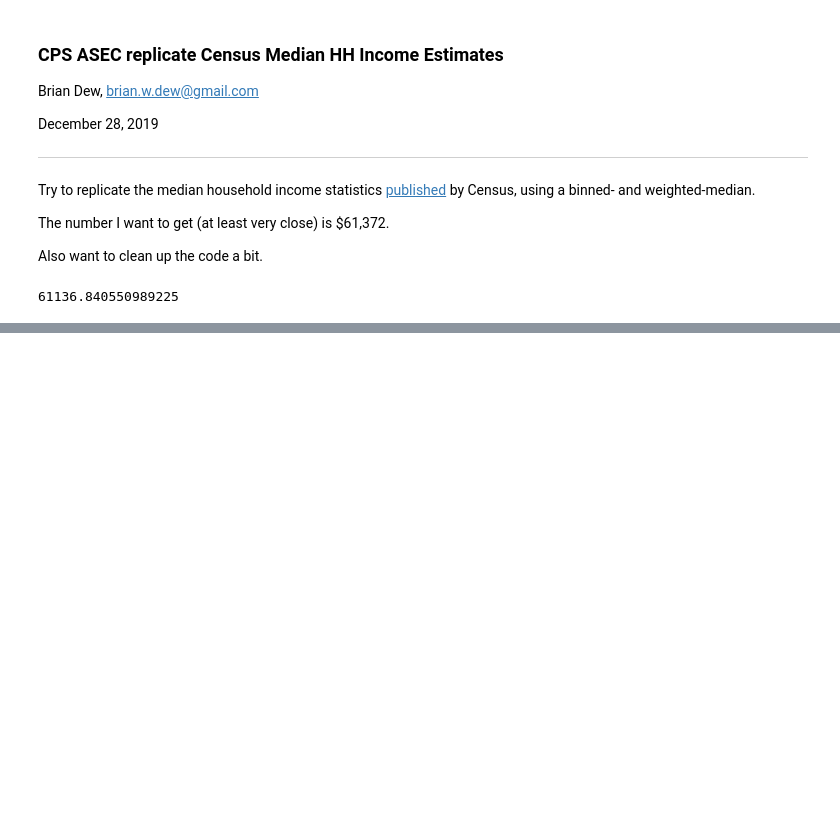
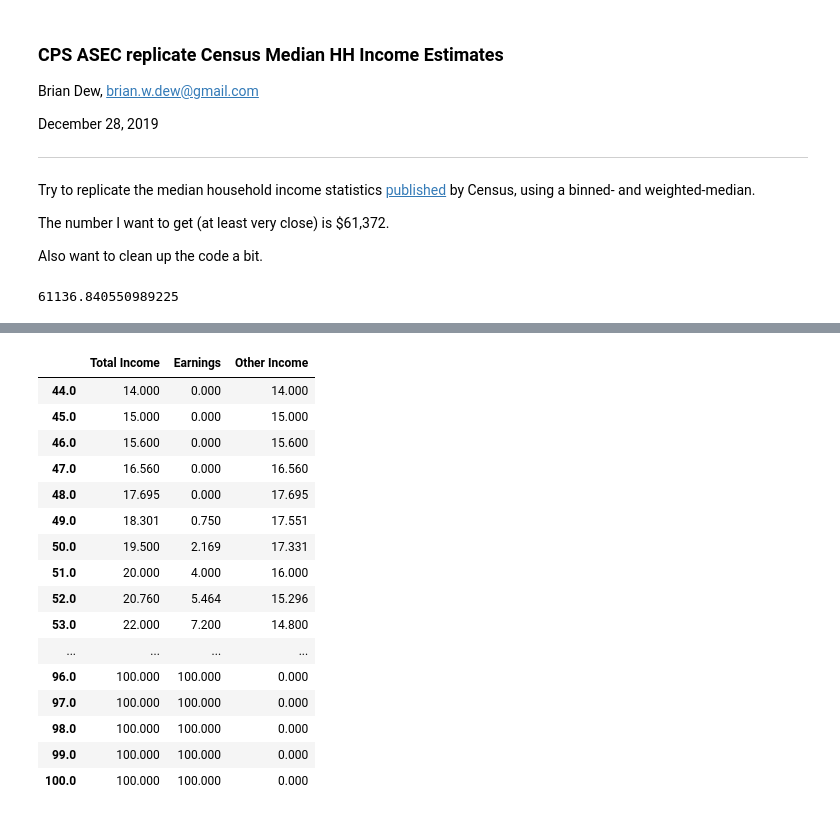
Before and after one commit to bdecon/econ_data, a Jupyter notebook: micro/CPS-ASEC_median_income.ipynb, the cells around one changed output, grey strips where cells are left out. Drawn from its saved outputs; the diff is of its cells as text; code cells hidden in the pictures; blank space fills up the shorter version.

```diff
--- a/micro/CPS-ASEC_median_income.ipynb
+++ b/micro/CPS-ASEC_median_income.ipynb
@@ -74,0 +155,20 @@ binned_weighted_percentile(df)
+# %%
+df.loc[44:]
+# %% [output]
+|  | Total Income | Earnings | Other Income |
+| 44.0 | 14.000 | 0.000 | 14.000 |
+| 45.0 | 15.000 | 0.000 | 15.000 |
+| 46.0 | 15.600 | 0.000 | 15.600 |
+| 47.0 | 16.560 | 0.000 | 16.560 |
+| 48.0 | 17.695 | 0.000 | 17.695 |
+| 49.0 | 18.301 | 0.750 | 17.551 |
+| 50.0 | 19.500 | 2.169 | 17.331 |
+| 51.0 | 20.000 | 4.000 | 16.000 |
+| 52.0 | 20.760 | 5.464 | 15.296 |
+| 53.0 | 22.000 | 7.200 | 14.800 |
+| ... | ... | ... | ... |
+| 96.0 | 100.000 | 100.000 | 0.000 |
+| 97.0 | 100.000 | 100.000 | 0.000 |
+| 98.0 | 100.000 | 100.000 | 0.000 |
+| 99.0 | 100.000 | 100.000 | 0.000 |
+| 100.0 | 100.000 | 100.000 | 0.000 |
```
Also changed, not shown: parts of 12 cells of this notebook, 3 other files.
